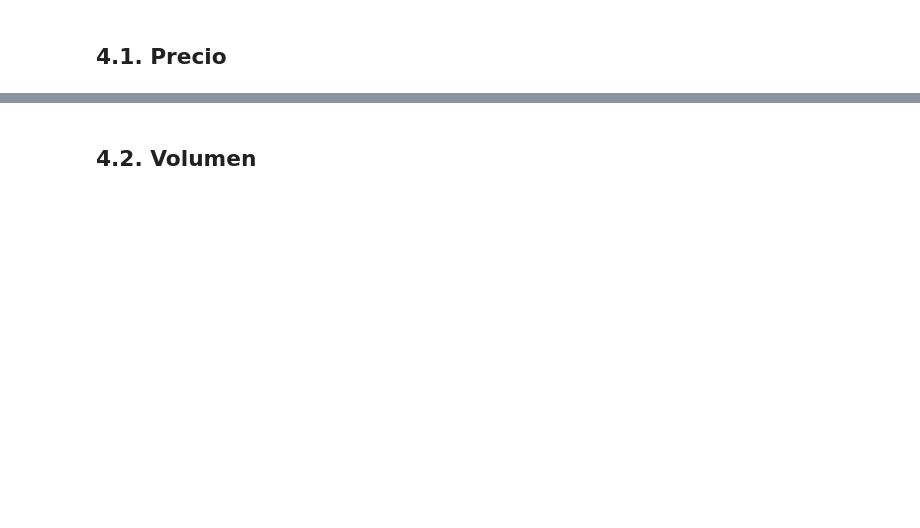
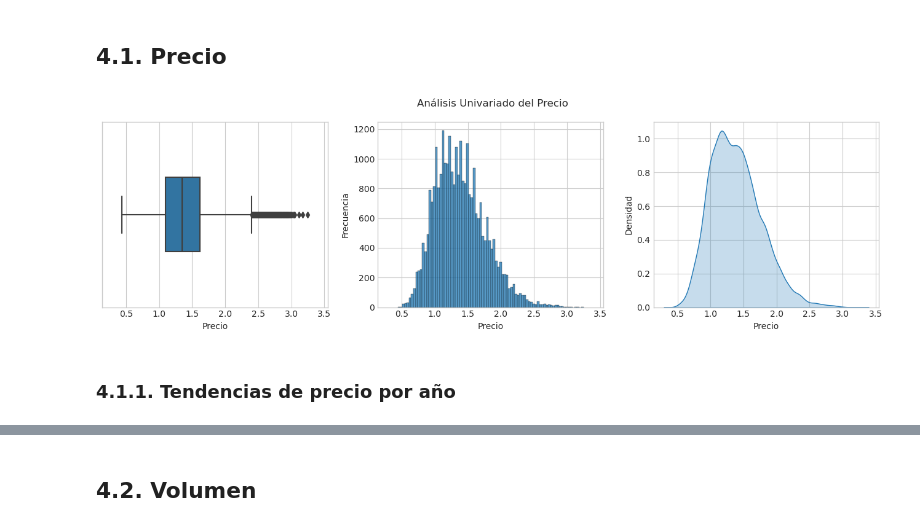
Before and after one commit to JoePortilla/AvocadoPrice-EDA, a Jupyter notebook: AvocadoPrice-EDA.ipynb, the cells around one changed output, grey strips where cells are left out. Cells and saved outputs as stored; diff of their text form; code cells hidden in the pictures; blank space fills up the shorter version.

```diff
--- a/AvocadoPrice-EDA.ipynb
+++ b/AvocadoPrice-EDA.ipynb
@@ -264,3 +266,31 @@ df.describe().T.style.background_gradient(cmap='Blues')
 | year | 29373.000000 | 2017.460899 | 1.699752 | 2015.000000 | 2016.000000 | 2017.000000 | 2019.000000 | 2020.000000 |
 # %% [markdown]
 ## 4.1. Precio
+# %%
+var = 'average_price'
+var_title = 'Precio'
+
+# Ajustes de la figura de Matplotlib
+fig, ax = plt.subplots(nrows=1, ncols=3, figsize=(13, 4), sharex=True)
+
+# Plotea el boxplot
+sns.boxplot(data=df, x=var, ax=ax[0], orient='h', width=0.4)
+ax[0].set_xlabel(var_title)
+
+# Plotea el histograma
+sns.histplot(data=df, x=var, ax=ax[1], kde=False)
+ax[1].set_xlabel(var_title)
+ax[1].set_ylabel('Frecuencia')
+
+# Plotea la curva de densidad
+sns.kdeplot(data=df, x=var, ax=ax[2], fill=True)
+ax[2].set_xlabel(var_title)
+ax[2].set_ylabel('Densidad')
+
+fig.suptitle('Análisis Univariado del ' + var_title)
+
+plt.tight_layout()
+# %% [output]
+[figure, added]
+# %% [markdown]
+### 4.1.1. Tendencias de precio por año
```
Also changed, not shown: parts of 22 cells of this notebook.
